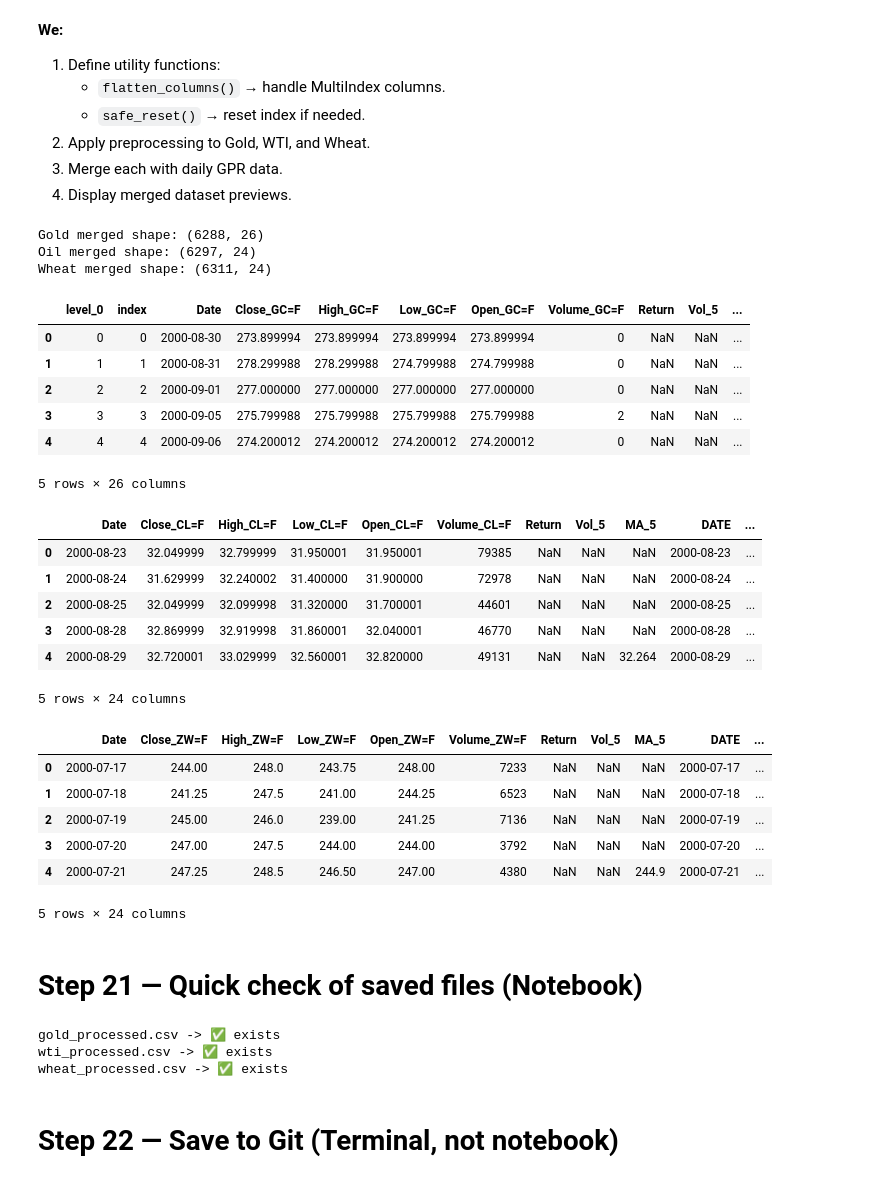
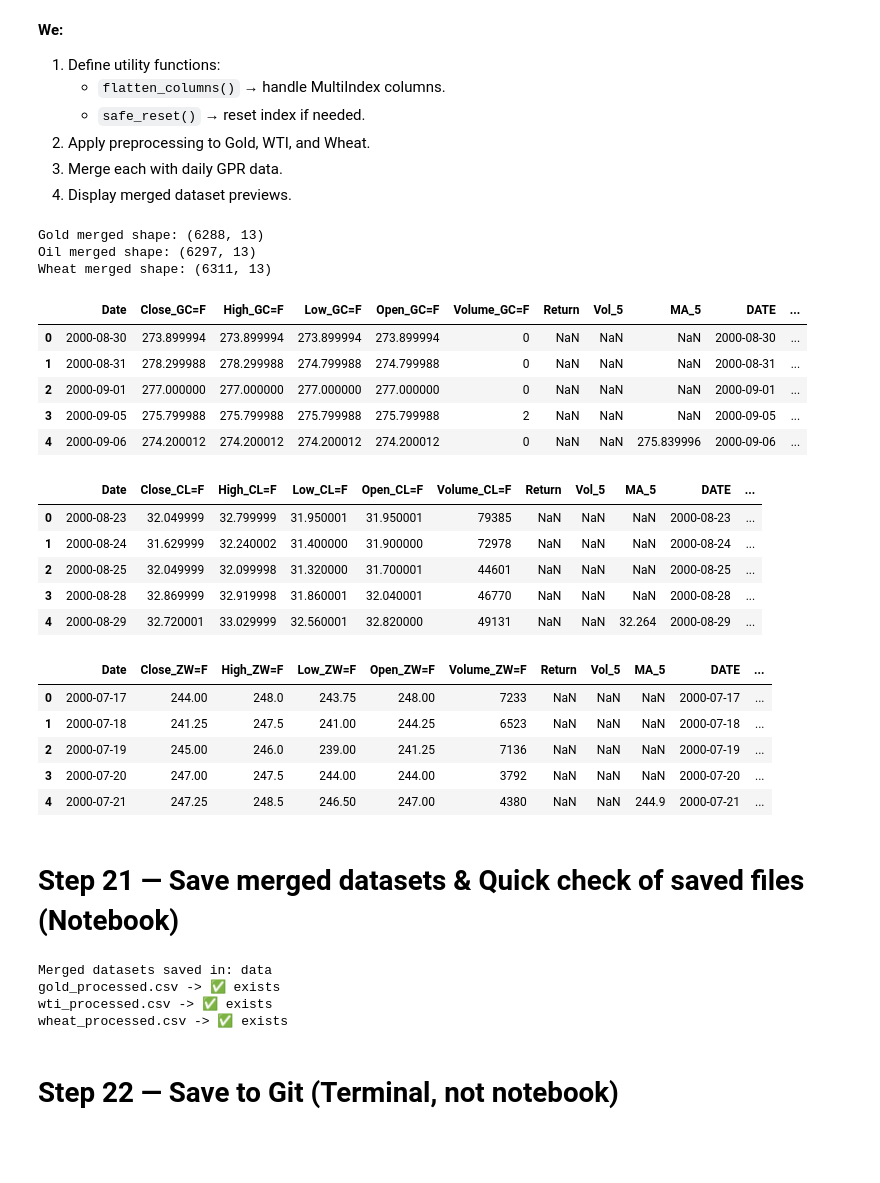
Before and after one commit to Arttat69/capstone-data-science, a Jupyter notebook: notebooks/notebooks/01_data_collection.ipynb, the cells around one changed output. Cells and saved outputs as stored; diff of their text form; code cells hidden in the pictures; blank space fills up the shorter version.

Commit message:
Add data collection notebook + initial processed commodity files

```diff
--- a/notebooks/notebooks/01_data_collection.ipynb
+++ b/notebooks/notebooks/01_data_collection.ipynb
@@ -388,4 +246,0 @@ __We quickly check:__
-# %%
-for name, df in [("Gold", df_gold), ("WTI", df_wti), ("Wheat", df_wheat)]:
-    print(name, "rows:", 0 if df is None else len(df))
-    display(df.head())
@@ -495,25 +278,0 @@ __We:__
-# %%
-def add_basic_features(df):
-    df = df.copy()
-    df['Date'] = pd.to_datetime(df['Date'])
-    df.sort_values('Date', inplace=True)
-    df.set_index('Date', inplace=True)
-    price_col = 'Adj Close' if 'Adj Close' in df.columns else 'Close'
-    df[price_col] = df[price_col].astype(float)
-    df['Return'] = df[price_col].pct_change()
-    df['MA_5'] = df[price_col].rolling(window=5).mean()
-    df['Vol_5'] = df['Return'].rolling(window=5).std()
-    return df
-
-gold_feat = add_basic_features(df_gold) if not df_gold.empty else pd.DataFrame()
-wti_feat  = add_basic_features(df_wti) if not df_wti.empty else pd.DataFrame()
-wheat_feat= add_basic_features(df_wheat) if not df_wheat.empty else pd.DataFrame()
-
-# Save processed
-gold_feat.to_csv(os.path.join(DATA_DIR, "gold_processed.csv"), index=False)
-wti_feat.to_csv(os.path.join(DATA_DIR, "wti_processed.csv"), index=False)
-wheat_feat.to_csv(os.path.join(DATA_DIR, "wheat_processed.csv"), index=False)
-
-print("Saved processed files to", DATA_DIR)
-if gpr is not None:
-    print(gpr.head())
@@ -595,10 +364,6 @@ __We:__
 3. Merge each with daily GPR data.
 4. Display merged dataset previews.
 # %%
-# --- Prepare GPR data ---
-gpr['DATE'] = pd.to_datetime(gpr['DATE'])
-gpr_daily = gpr.set_index('DATE').resample('D').ffill().reset_index()
-
 def flatten_columns(df):
     """Flatten MultiIndex columns if necessary."""
     if isinstance(df.columns, pd.MultiIndex):
@@ -606,16 +371,14 @@ def flatten_columns(df):
             '_'.join([str(c) for c in col if c]).strip()
             for col in df.columns.values
         ]
-    return df
-
-def safe_reset(df):
     if df.index.name == 'Date':
         return df.reset_index()
     return df
 
+
+
 # --- Gold ---
 gold_feat = flatten_columns(gold_feat)
-gold_feat = safe_reset(gold_feat)
 merged_gold = pd.merge(
     gold_feat,
     gpr_daily,
@@ -626,67 +389,68 @@ merged_gold = pd.merge(
 
 # --- Oil (WTI) ---
 wti_feat = flatten_columns(wti_feat)
-wti_feat = safe_reset(wti_feat)
 merged_wti = pd.merge(
     wti_feat,
     gpr_daily,
     left_on='Date',
     right_on='DATE',
     how='left'
 )
 
 # --- Wheat ---
 wheat_feat = flatten_columns(wheat_feat)
-wheat_feat = safe_reset(wheat_feat)
 merged_wheat = pd.merge(
     wheat_feat,
     gpr_daily,
     left_on='Date',
     right_on='DATE',
     how='left'
 )
 
 # --- Quick checks ---
 print("Gold merged shape:", merged_gold.shape)
 print("Oil merged shape:", merged_wti.shape)
 print("Wheat merged shape:", merged_wheat.shape)
 
 display(merged_gold.head())
 display(merged_wti.head())
 display(merged_wheat.head())
 # %% [output]
-Gold merged shape: (6288, 26)
-Oil merged shape: (6297, 24)
-Wheat merged shape: (6311, 24)
+Gold merged shape: (6288, 13)
+Oil merged shape: (6297, 13)
+Wheat merged shape: (6311, 13)
-|  | level_0 | index | Date | Close_GC=F | High_GC=F | Low_GC=F | Open_GC=F | Volume_GC=F | Return | Vol_5 | ... |
-| 0 | 0 | 0 | 2000-08-30 | 273.899994 | 273.899994 | 273.899994 | 273.899994 | 0 | NaN | NaN | ... |
-| 1 | 1 | 1 | 2000-08-31 | 278.299988 | 278.299988 | 274.799988 | 274.799988 | 0 | NaN | NaN | ... |
-| 2 | 2 | 2 | 2000-09-01 | 277.000000 | 277.000000 | 277.000000 | 277.000000 | 0 | NaN | NaN | ... |
-| 3 | 3 | 3 | 2000-09-05 | 275.799988 | 275.799988 | 275.799988 | 275.799988 | 2 | NaN | NaN | ... |
-| 4 | 4 | 4 | 2000-09-06 | 274.200012 | 274.200012 | 274.200012 | 274.200012 | 0 | NaN | NaN | ... |
+|  | Date | Close_GC=F | High_GC=F | Low_GC=F | Open_GC=F | Volume_GC=F | Return | Vol_5 | MA_5 | DATE | ... |
+| 0 | 2000-08-30 | 273.899994 | 273.899994 | 273.899994 | 273.899994 | 0 | NaN | NaN | NaN | 2000-08-30 | ... |
+| 1 | 2000-08-31 | 278.299988 | 278.299988 | 274.799988 | 274.799988 | 0 | NaN | NaN | NaN | 2000-08-31 | ... |
+| 2 | 2000-09-01 | 277.000000 | 277.000000 | 277.000000 | 277.000000 | 0 | NaN | NaN | NaN | 2000-09-01 | ... |
+| 3 | 2000-09-05 | 275.799988 | 275.799988 | 275.799988 | 275.799988 | 2 | NaN | NaN | NaN | 2000-09-05 | ... |
+| 4 | 2000-09-06 | 274.200012 | 274.200012 | 274.200012 | 274.200012 | 0 | NaN | NaN | 275.839996 | 2000-09-06 | ... |
-5 rows × 26 columns
 |  | Date | Close_CL=F | High_CL=F | Low_CL=F | Open_CL=F | Volume_CL=F | Return | Vol_5 | MA_5 | DATE | ... |
 | 0 | 2000-08-23 | 32.049999 | 32.799999 | 31.950001 | 31.950001 | 79385 | NaN | NaN | NaN | 2000-08-23 | ... |
 | 1 | 2000-08-24 | 31.629999 | 32.240002 | 31.400000 | 31.900000 | 72978 | NaN | NaN | NaN | 2000-08-24 | ... |
 | 2 | 2000-08-25 | 32.049999 | 32.099998 | 31.320000 | 31.700001 | 44601 | NaN | NaN | NaN | 2000-08-25 | ... |
 | 3 | 2000-08-28 | 32.869999 | 32.919998 | 31.860001 | 32.040001 | 46770 | NaN | NaN | NaN | 2000-08-28 | ... |
 | 4 | 2000-08-29 | 32.720001 | 33.029999 | 32.560001 | 32.820000 | 49131 | NaN | NaN | 32.264 | 2000-08-29 | ... |
-5 rows × 24 columns
 |  | Date | Close_ZW=F | High_ZW=F | Low_ZW=F | Open_ZW=F | Volume_ZW=F | Return | Vol_5 | MA_5 | DATE | ... |
 | 0 | 2000-07-17 | 244.00 | 248.0 | 243.75 | 248.00 | 7233 | NaN | NaN | NaN | 2000-07-17 | ... |
 | 1 | 2000-07-18 | 241.25 | 247.5 | 241.00 | 244.25 | 6523 | NaN | NaN | NaN | 2000-07-18 | ... |
 | 2 | 2000-07-19 | 245.00 | 246.0 | 239.00 | 241.25 | 7136 | NaN | NaN | NaN | 2000-07-19 | ... |
 | 3 | 2000-07-20 | 247.00 | 247.5 | 244.00 | 244.00 | 3792 | NaN | NaN | NaN | 2000-07-20 | ... |
 | 4 | 2000-07-21 | 247.25 | 248.5 | 246.50 | 247.00 | 4380 | NaN | NaN | 244.9 | 2000-07-21 | ... |
-5 rows × 24 columns
 # %% [markdown]
-# Step 21 — Quick check of saved files (Notebook)
+# Step 21 — Save merged datasets & Quick check of saved files (Notebook)
 # %%
+merged_gold.to_csv(os.path.join(DATA_DIR, "gold_merged.csv"), index=False)
+merged_wti.to_csv(os.path.join(DATA_DIR, "wti_merged.csv"), index=False)
+merged_wheat.to_csv(os.path.join(DATA_DIR, "wheat_merged.csv"), index=False)
+
+print("Merged datasets saved in:", DATA_DIR)
 # Quick check of saved processed files
 for fname in ["gold_processed.csv", "wti_processed.csv", "wheat_processed.csv"]:
     exists = os.path.exists(os.path.join(DATA_DIR, fname))
     print(f"{fname} -> {'✅ exists' if exists else '❌ missing'}")
 # %% [output]
+Merged datasets saved in: data
 gold_processed.csv -> ✅ exists
 wti_processed.csv -> ✅ exists
 wheat_processed.csv -> ✅ exists
```
Also changed, not shown: parts of 22 cells of this notebook, 3 other files.
